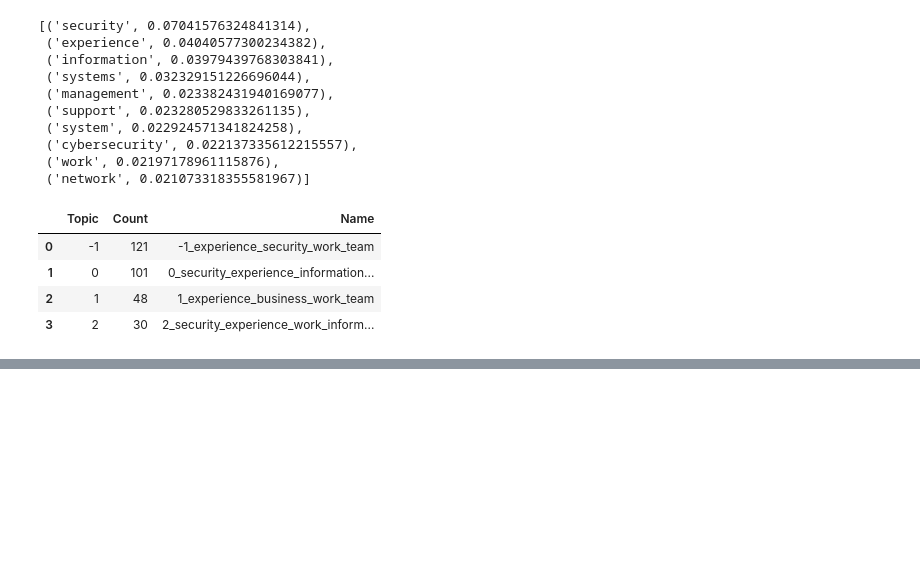
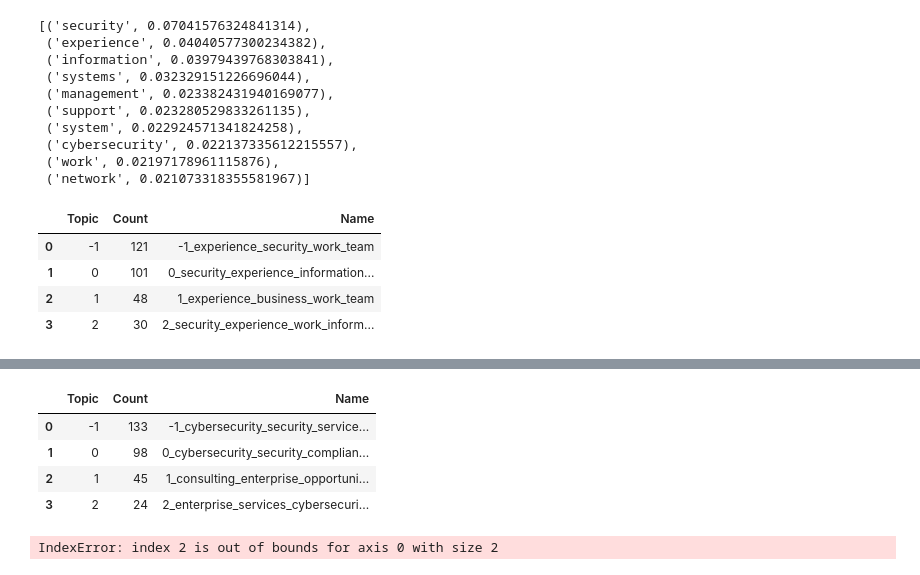
Before and after one commit to hannahabraham-gmu/Scape-Save-DAEN690, a Jupyter notebook: Demand Analysis/bertopic_careeronestop.ipynb, the cells around one changed output, grey strips where cells are left out. Cells and saved outputs as stored; diff of their text form; code cells hidden in the pictures; blank space fills up the shorter version.

```diff
--- a/bertopic_careeronestop.ipynb
+++ b/Demand Analysis/bertopic_careeronestop.ipynb
@@ -102,0 +60,40 @@ topic_model.get_topic_info()
+# %%
+from umap import UMAP
+from hdbscan import HDBSCAN
+from sentence_transformers import SentenceTransformer
+from sklearn.feature_extraction.text import CountVectorizer
+
+from bertopic import BERTopic
+from bertopic.representation import KeyBERTInspired
+from bertopic.vectorizers import ClassTfidfTransformer
+
+
+# Step 1 - Extract embeddings
+embedding_model = SentenceTransformer("all-MiniLM-L6-v2")
+
+# Step 2 - Reduce dimensionality
+umap_model = UMAP(n_neighbors=15, n_components=5, min_dist=0.0, metric='cosine')
+
+# Step 3 - Cluster reduced embeddings
+hdbscan_model = HDBSCAN(min_cluster_size=15, metric='euclidean', cluster_selection_method='eom', prediction_data=True)
+
+# Step 4 - Tokenize topics
+vectorizer_model = CountVectorizer(stop_words="english")
+
+# Step 5 - Create topic representation
+ctfidf_model = ClassTfidfTransformer()
+
+# Step 6 - (Optional) Fine-tune topic representations with
+# a `bertopic.representation` model
+representation_model = KeyBERTInspired()
+
+# All steps together
+topic_model = BERTopic(
+  embedding_model=embedding_model,          # Step 1 - Extract embeddings
+  umap_model=umap_model,                    # Step 2 - Reduce dimensionality
+  hdbscan_model=hdbscan_model,              # Step 3 - Cluster reduced embeddings
+  vectorizer_model=vectorizer_model,        # Step 4 - Tokenize topics
+  ctfidf_model=ctfidf_model,                # Step 5 - Extract topic words
+  representation_model=representation_model) # Step 6 - (Optional) Fine-tune topic represenations
+# %%
+topics, probs = topic_model.fit_transform(df['description_text'])
@@ -102,0 +107,3 @@ topic_model.get_topic_info()
+# %%
+freq = topic_model.get_topic_info(); freq.head(5)
+topic_model.get_topic(0)  # Select the most frequent topic
@@ -102,0 +121,8 @@ topic_model.get_topic_info()
+# %%
+freq #more variety of topics compared to the first model
+# %% [output]
+|  | Topic | Count | Name |
+| 0 | -1 | 133 | -1_cybersecurity_security_service... |
+| 1 | 0 | 98 | 0_cybersecurity_security_complian... |
+| 2 | 1 | 45 | 1_consulting_enterprise_opportuni... |
+| 3 | 2 | 24 | 2_enterprise_services_cybersecuri... |
@@ -102,0 +142,5 @@ topic_model.get_topic_info()
+# %%
+hierarchical_topics = topic_model.hierarchical_topics(df['description_text'])
+topic_model.visualize_hierarchy(hierarchical_topics=hierarchical_topics)
+# %% [output]
+IndexError: index 2 is out of bounds for axis 0 with size 2
```
Also changed, not shown: parts of 11 cells of this notebook, 8 other files.
